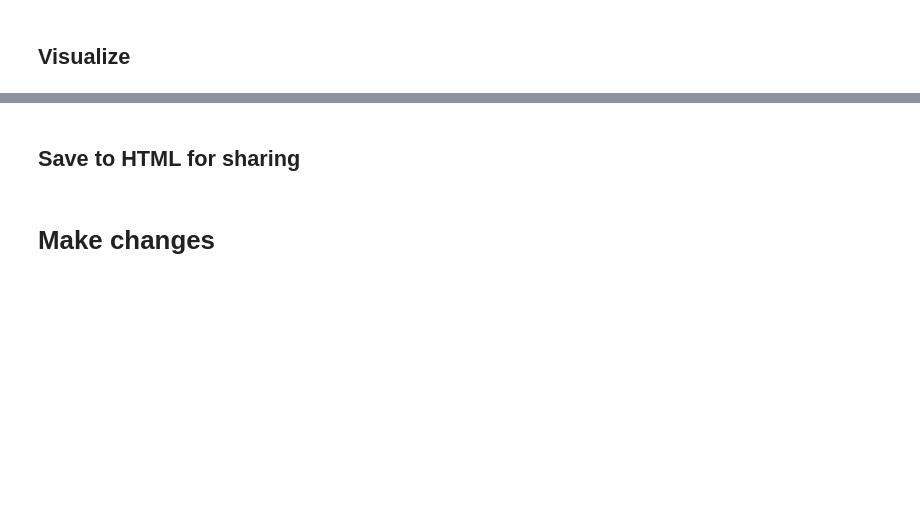
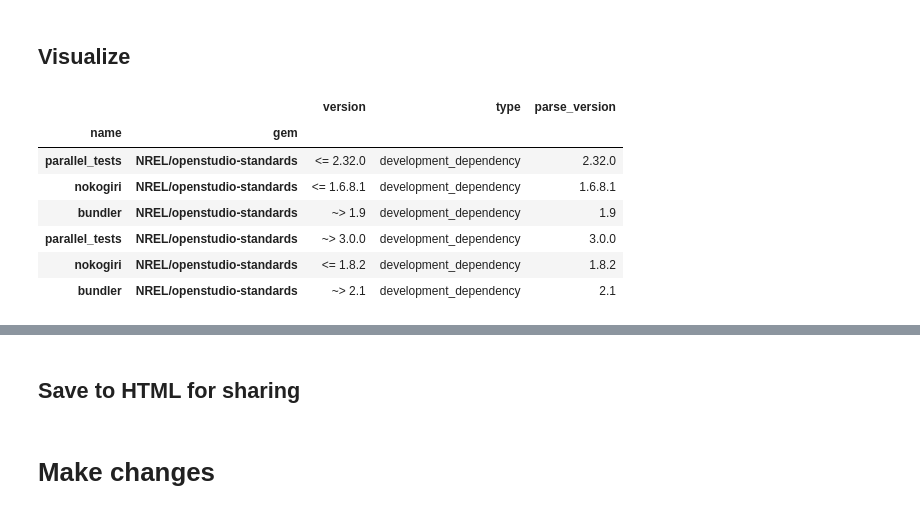
Before and after one commit to jmarrec/OpenStudio-update-gems, a Jupyter notebook: Check_OpenStudio_Gems_Versions.ipynb, the cells around one changed output, grey strips where cells are left out. Drawn from its saved outputs; the diff is of its cells as text; code cells hidden in the pictures; blank space fills up the shorter version.

```diff
--- a/Check_OpenStudio_Gems_Versions.ipynb
+++ b/Check_OpenStudio_Gems_Versions.ipynb
@@ -161,3 +218,14 @@ def color_by_type(val):
 
 def color_by_dep_type(data):
     return df_piv['type'].loc[data.index, data.columns].applymap(color_by_type)
+# %%
+df.set_index(['name', 'gem'])[df.set_index(['name', 'gem']).index.duplicated(keep=False)]
+# %% [output]
+|  |  | version | type | parse_version |
+| name | gem |  |  |  |
+| parallel_tests | NREL/openstudio-standards | <= 2.32.0 | development_dependency | 2.32.0 |
+| nokogiri | NREL/openstudio-standards | <= 1.6.8.1 | development_dependency | 1.6.8.1 |
+| bundler | NREL/openstudio-standards | ~> 1.9 | development_dependency | 1.9 |
+| parallel_tests | NREL/openstudio-standards | ~> 3.0.0 | development_dependency | 3.0.0 |
+| nokogiri | NREL/openstudio-standards | <= 1.8.2 | development_dependency | 1.8.2 |
+| bundler | NREL/openstudio-standards | ~> 2.1 | development_dependency | 2.1 |
```
Also changed, not shown: parts of 21 cells of this notebook, 3 other files.
